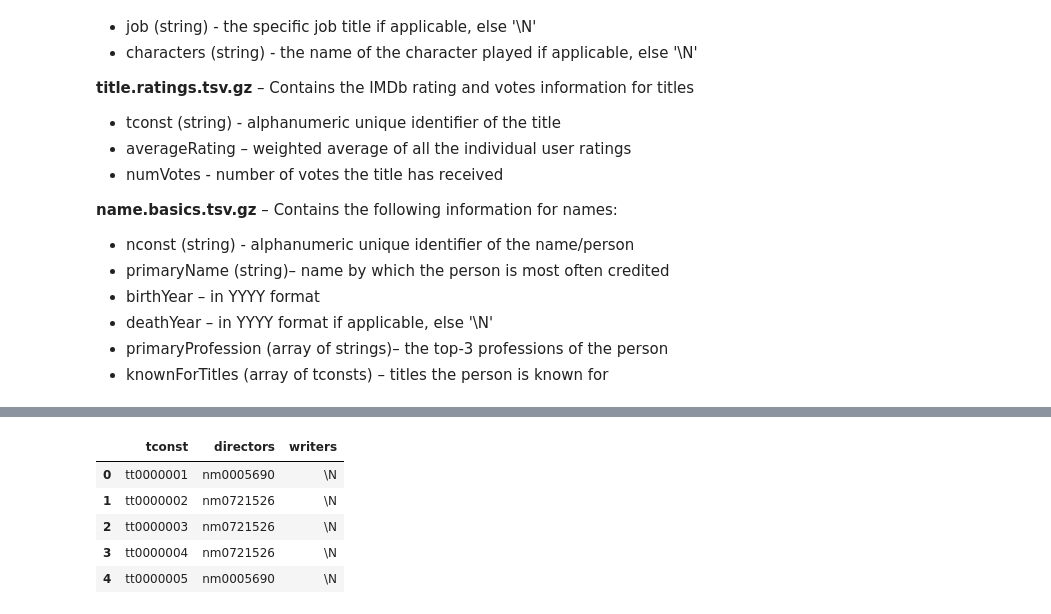
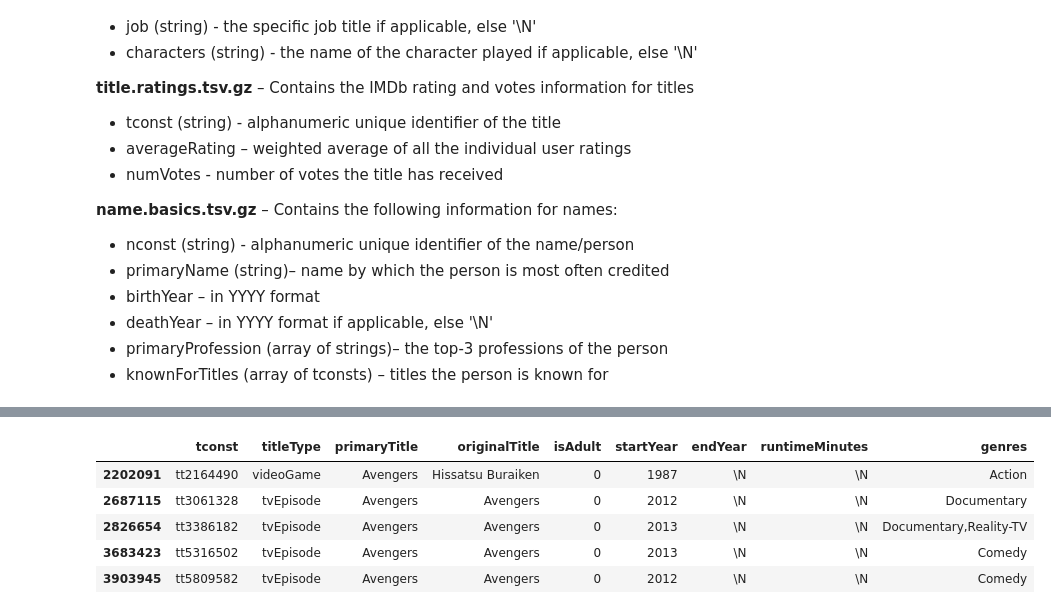
Before and after one commit to Bocharick/GeekBrains_AI_ThProb_and_MathStat, a Jupyter notebook: CourseProject/main.ipynb, the cells around one changed output, grey strips where cells are left out. Saved outputs shown, nothing was run; the diff lists cells and outputs as text; code cells hidden in the pictures.

```diff
--- a/CourseProject/main.ipynb
+++ b/CourseProject/main.ipynb
@@ -130 +169,10 @@ data_title_basics_tsv[data_title_basics_tsv.genres.str.contains("Comedy")==True]
+# %%
+data_title_basics_tsv[data_title_basics_tsv.primaryTitle=="Avengers"]
+# %% [output]
+|  | tconst | titleType | primaryTitle | originalTitle | isAdult | startYear | endYear | runtimeMinutes | genres |
+| 2202091 | tt2164490 | videoGame | Avengers | Hissatsu Buraiken | 0 | 1987 | \N | \N | Action |
+| 2687115 | tt3061328 | tvEpisode | Avengers | Avengers | 0 | 2012 | \N | \N | Documentary |
+| 2826654 | tt3386182 | tvEpisode | Avengers | Avengers | 0 | 2013 | \N | \N | Documentary,Reality-TV |
+| 3683423 | tt5316502 | tvEpisode | Avengers | Avengers | 0 | 2013 | \N | \N | Comedy |
+| 3903945 | tt5809582 | tvEpisode | Avengers | Avengers | 0 | 2012 | \N | \N | Comedy |
 # %%
@@ -132,9 +179,0 @@ data_title_crew_tsv = pd.read_csv("./data/title.crew.tsv/data.tsv", sep="\t", he
-# %%
-data_title_crew_tsv.head()
-# %% [output]
-|  | tconst | directors | writers |
-| 0 | tt0000001 | nm0005690 | \N |
-| 1 | tt0000002 | nm0721526 | \N |
-| 2 | tt0000003 | nm0721526 | \N |
-| 3 | tt0000004 | nm0721526 | \N |
-| 4 | tt0000005 | nm0005690 | \N |
```
Also changed, not shown: parts of 22 cells of this notebook.
